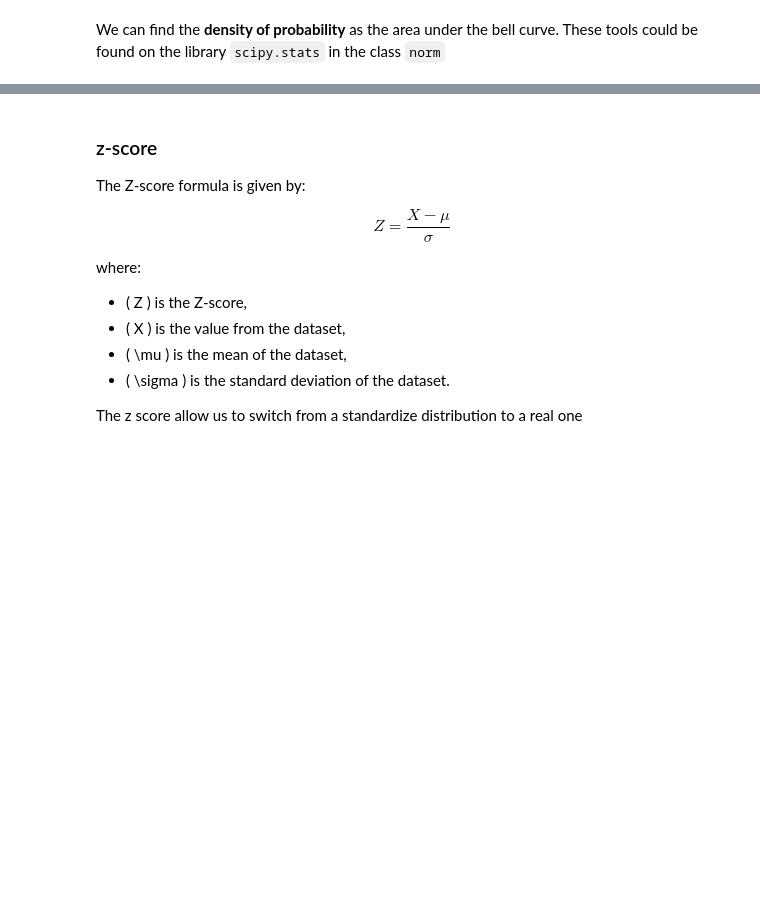
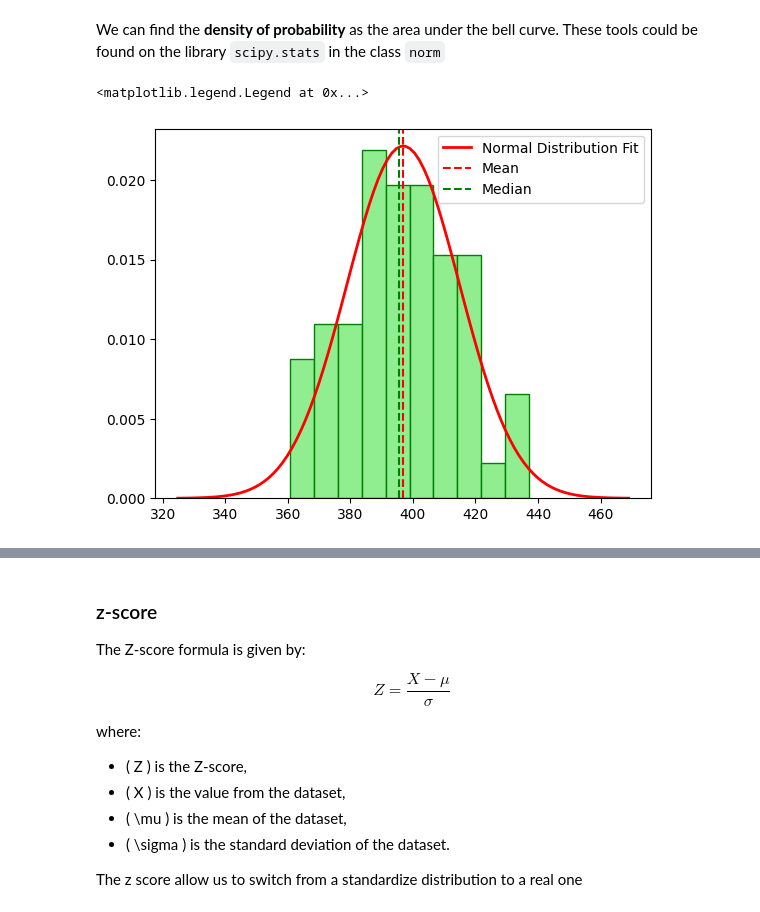
Before and after one commit to pg-88/ARTIFICIAL-INTELLIGENCE-MACHINE-LEARNING, a Jupyter notebook: python/lesson02.ipynb, the cells around one changed output, grey strips where cells are left out. Saved outputs shown, nothing was run; the diff lists cells and outputs as text; code cells hidden in the pictures; blank space fills up the shorter version.

```diff
--- a/python/lesson02.ipynb
+++ b/python/lesson02.ipynb
@@ -280,3 +292,24 @@ We can find the **density of probability** as the area under the bell curve. The
+# %%
+from scipy.stats import norm
+
+# locking the axis dimensions in the graph
+
+x = np.linspace(mean_strenght - 4*std_dev, mean_strenght + 4*std_dev, 100)
+y = norm.pdf(x, mean_strenght, std_dev)
+plt.figure()
+plt.plot(x, y, color='red', linewidth=2, label="Normal Distribution Fit")
+
+## Agrument density=True plot the relative frequency of the sample
+plt.hist(strength, bins=10, density=True, color='lightgreen', edgecolor='green')
+plt.axvline(mean_strenght, color='red', linestyle='--', label='Mean')
+plt.axvline(median_strength, color='green', linestyle='--', label='Median')
+
+# add a legend
+plt.legend()
+# using norm.cdf try to find the probability
+# %% [output]
+<matplotlib.legend.Legend at 0x...>
+[figure, added]
 # %% [markdown]
 The Gaussian or normal distribution can be standardized by subtracting or adding the mean to translate it to 0 and transforming the standard deviation to 1.
 
```
Also changed, not shown: parts of 4 cells of this notebook.
